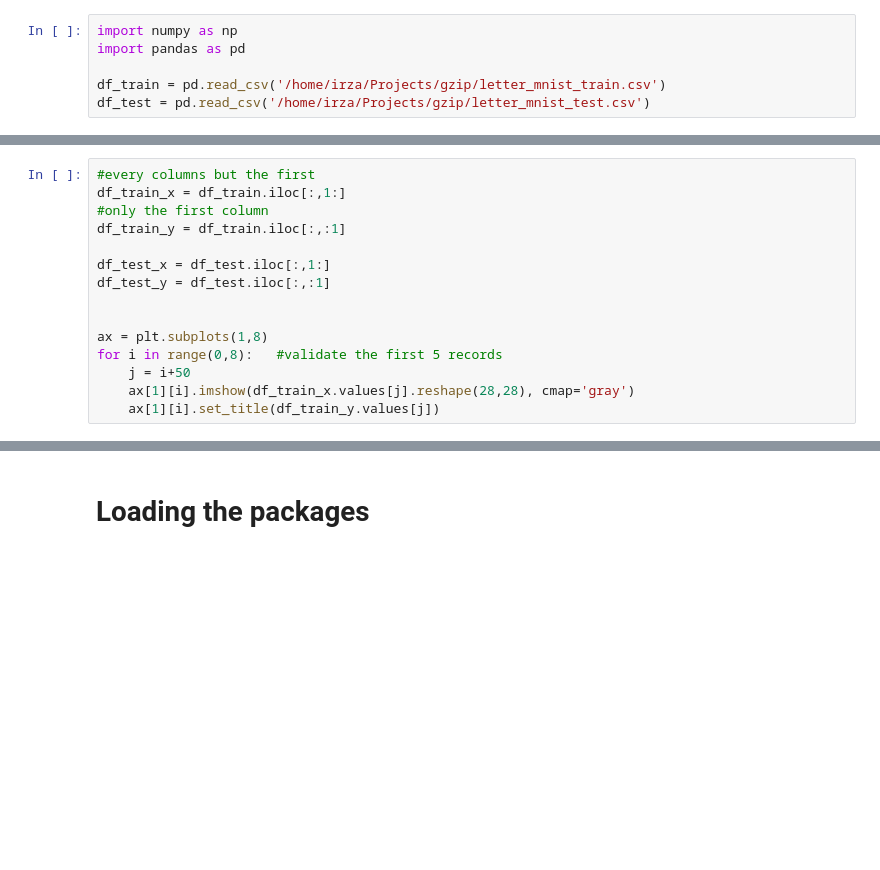
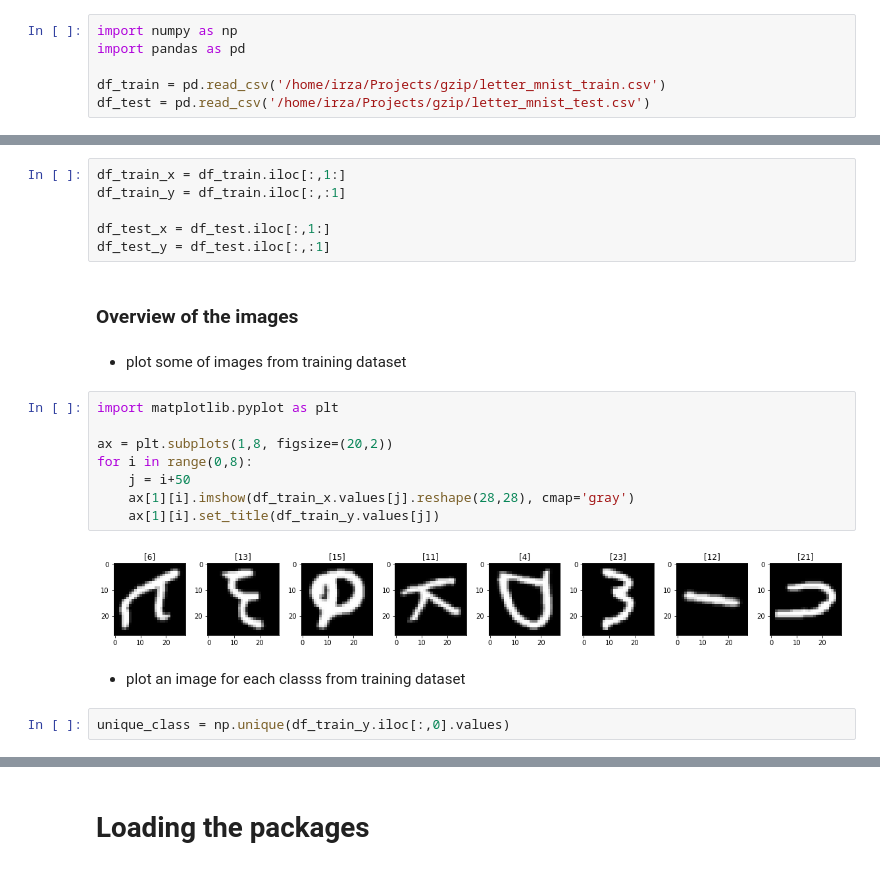
Before and after one commit to irzref/OCR-CNN, a Jupyter notebook: OCR-CNN.ipynb, the cells around one changed output, grey strips where cells are left out. Cells and saved outputs as stored; diff of their text form; blank space fills up the shorter version.

```diff
--- a/OCR-CNN.ipynb
+++ b/OCR-CNN.ipynb
@@ -53,15 +107,24 @@ df_train.head()
+# %%
+df_train_x = df_train.iloc[:,1:]
+df_train_y = df_train.iloc[:,:1]
+
+df_test_x = df_test.iloc[:,1:]
+df_test_y = df_test.iloc[:,:1]
+# %% [markdown]
+### Overview of the images
+# %% [markdown]
+* plot some of images from training dataset
 # %%
-#every columns but the first
-df_train_x = df_train.iloc[:,1:]
-#only the first column
-df_train_y = df_train.iloc[:,:1]
+import matplotlib.pyplot as plt
 
-df_test_x = df_test.iloc[:,1:]
-df_test_y = df_test.iloc[:,:1]
-
-
-ax = plt.subplots(1,8)
-for i in range(0,8):   #validate the first 5 records
+ax = plt.subplots(1,8, figsize=(20,2))
+for i in range(0,8):
     j = i+50
     ax[1][i].imshow(df_train_x.values[j].reshape(28,28), cmap='gray')
     ax[1][i].set_title(df_train_y.values[j])
+# %% [output]
+[figure, added]
+# %% [markdown]
+* plot an image for each classs from training dataset
+# %%
+unique_class = np.unique(df_train_y.iloc[:,0].values)
```
Also changed, not shown: parts of 25 cells of this notebook, 2 other files.
